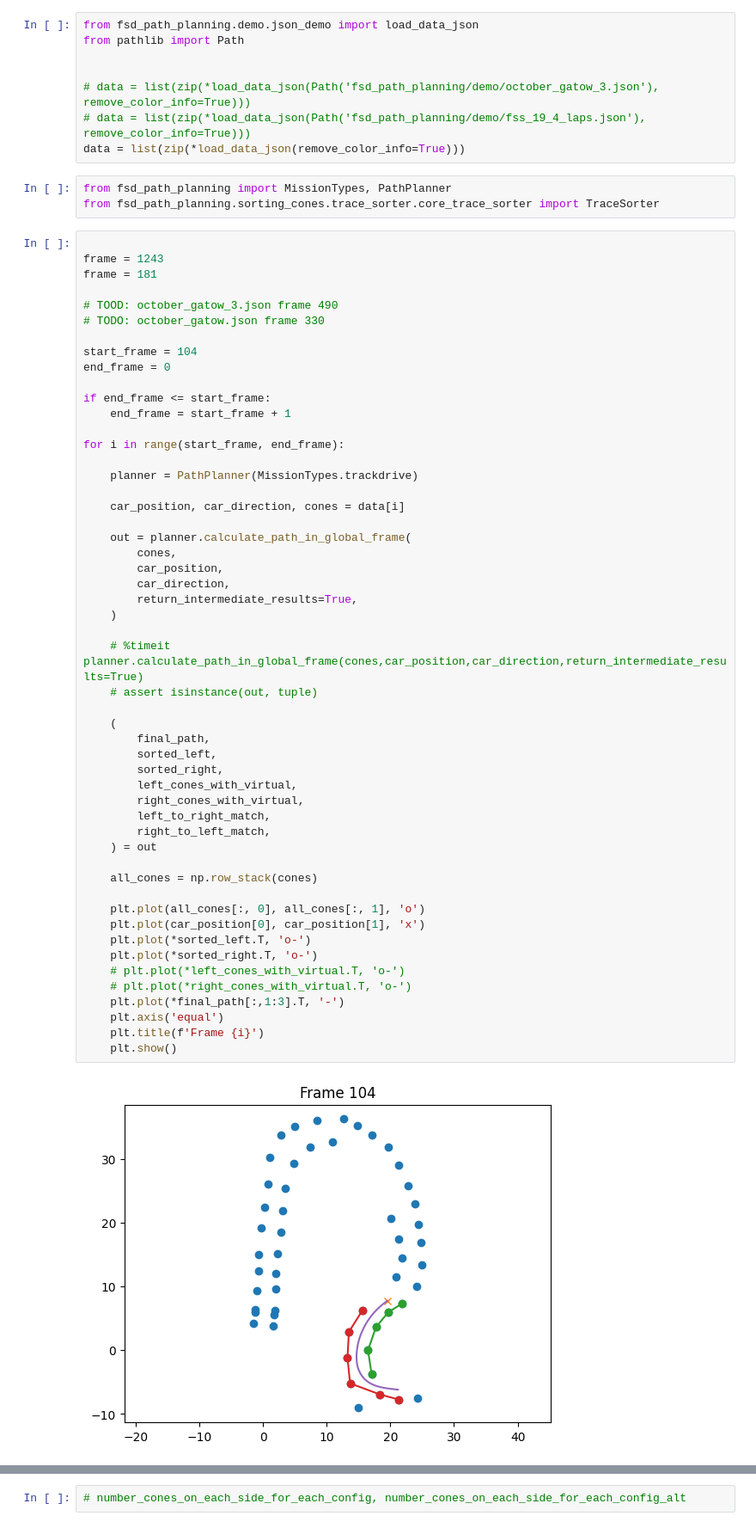
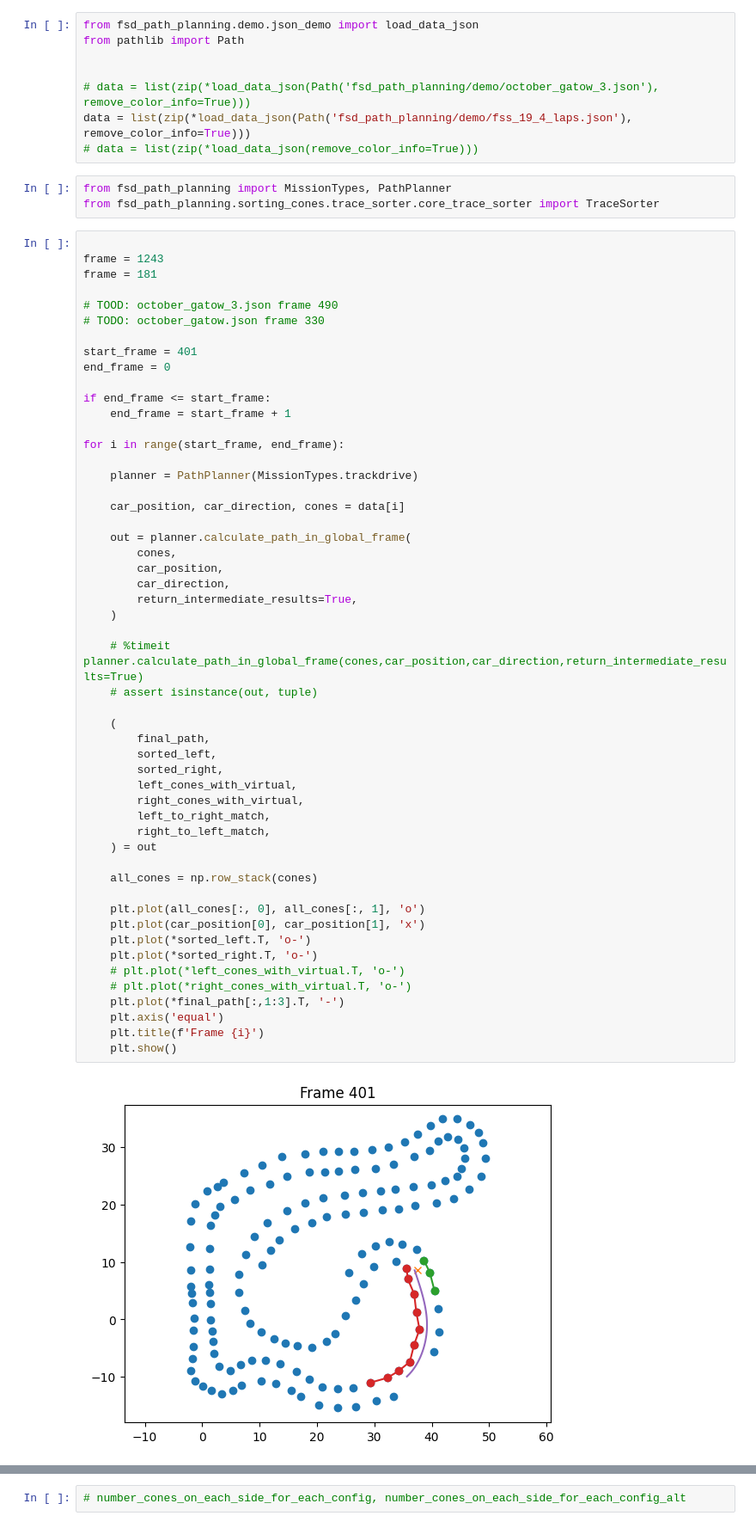
Before and after one commit to papalotis/ft-fsd-path-planning, a Jupyter notebook: t.ipynb, the cells around one changed output, grey strips where cells are left out. Shown at 86% size. Drawn from its saved outputs; the diff is of its cells as text.

```diff
--- a/t.ipynb
+++ b/t.ipynb
@@ -12,8 +12,8 @@ from pathlib import Path
 
 
 # data = list(zip(*load_data_json(Path('fsd_path_planning/demo/october_gatow_3.json'), remove_color_info=True)))
-# data = list(zip(*load_data_json(Path('fsd_path_planning/demo/fss_19_4_laps.json'), remove_color_info=True)))
-data = list(zip(*load_data_json(remove_color_info=True)))
+data = list(zip(*load_data_json(Path('fsd_path_planning/demo/fss_19_4_laps.json'), remove_color_info=True)))
+# data = list(zip(*load_data_json(remove_color_info=True)))
 # %%
 from fsd_path_planning import MissionTypes, PathPlanner
 from fsd_path_planning.sorting_cones.trace_sorter.core_trace_sorter import TraceSorter
@@ -25,7 +25,7 @@ frame = 181
 # TOOD: october_gatow_3.json frame 490
 # ΤΟDO: october_gatow.json frame 330
 
-start_frame = 104
+start_frame = 401
 end_frame = 0
 
 if end_frame <= start_frame:
@@ -43,34 +43,34 @@ for i in range(start_frame, end_frame):
         car_direction,
         return_intermediate_results=True,
     )
 
     # %timeit planner.calculate_path_in_global_frame(cones,car_position,car_direction,return_intermediate_results=True)
     # assert isinstance(out, tuple)
 
     (
         final_path,
         sorted_left,
         sorted_right,
         left_cones_with_virtual,
         right_cones_with_virtual,
         left_to_right_match,
         right_to_left_match,
     ) = out
 
     all_cones = np.row_stack(cones)
 
     plt.plot(all_cones[:, 0], all_cones[:, 1], 'o')
     plt.plot(car_position[0], car_position[1], 'x')
     plt.plot(*sorted_left.T, 'o-')
     plt.plot(*sorted_right.T, 'o-')
     # plt.plot(*left_cones_with_virtual.T, 'o-')
     # plt.plot(*right_cones_with_virtual.T, 'o-')
     plt.plot(*final_path[:,1:3].T, '-')
     plt.axis('equal')
     plt.title(f'Frame {i}')
     plt.show()
 # %% [output]
-[figure, old version]
+[figure, new version]
 # %%
 from fsd_path_planning.config import get_cone_sorting_config
 from fsd_path_planning import ConeTypes
```
Also changed, not shown: parts of 5 cells of this notebook, 2 other files.
